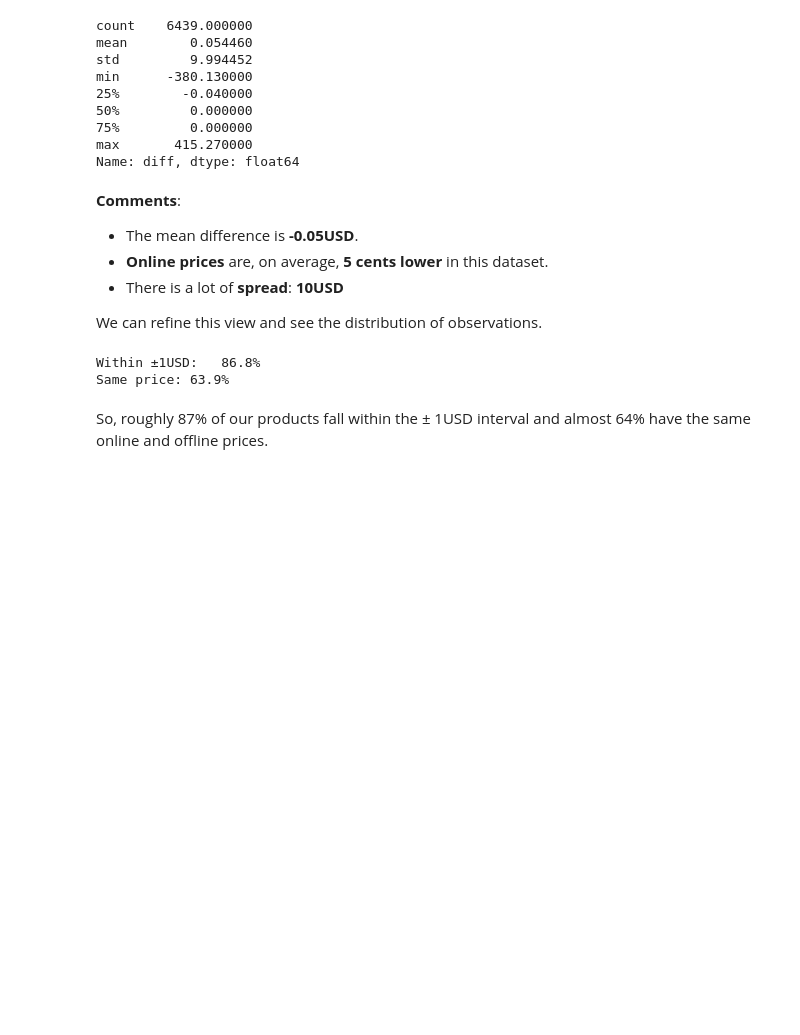
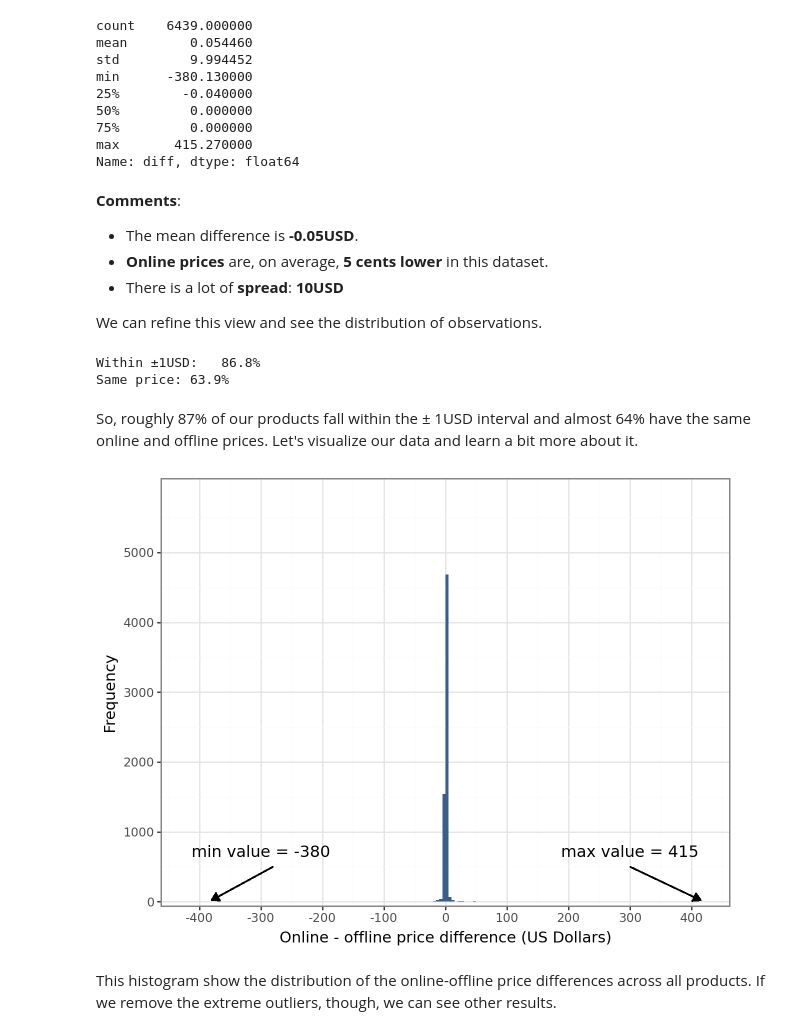
Before and after one commit to felipesebben/bk_data_analysis_studies, a Jupyter notebook: da_case_studies/ch06-online_offline_price_test/ch06-online_offline_price_test.ipynb, the cells around one changed output. Cells and saved outputs as stored; diff of their text form; code cells hidden in the pictures; blank space fills up the shorter version.

```diff
--- a/da_case_studies/ch06-online_offline_price_test/ch06-online_offline_price_test.ipynb
+++ b/da_case_studies/ch06-online_offline_price_test/ch06-online_offline_price_test.ipynb
@@ -169,4 +171,33 @@ print(f"Same price: {pct_same:.1f}%")
 Within ±1USD:   86.8%
 Same price: 63.9%
 # %% [markdown]
-So, roughly 87% of our products fall within the ± 1USD interval and almost 64% have the same online and offline prices.
+So, roughly 87% of our products fall within the ± 1USD interval and almost 64% have the same online and offline prices. Let's visualize our data and learn a bit more about it.
+# %%
+ggplot(filtered_data, aes("diff")) + geom_histogram(
+    binwidth=5,
+    boundary=0,
+    fill=color[0],
+    size=0.25,
+    alpha=0.8,
+    show_legend=False,
+    na_rm=True,
+    closed="left"
+) + labs(
+    x="Online - offline price difference (US Dollars)", y="Frequency"
+) + theme_bw() + scale_x_continuous(
+    limits=(-420, 420), breaks=seq(-400, 420, by=100)
+) + scale_y_continuous(
+    limits=(0, 6000), breaks=seq(0, 6000, by=1000), expand=(0.01, 0.01)
+) + geom_segment(
+    aes(x=300, y=500, xend=415, yend=20), arrow=arrow(type="closed", length=0.1)
+) + annotate(
+    "text", x=300, y=700, label="max value = 415", size=11.5
+) + geom_segment(
+    aes(x=-280, y=500, xend=-380, yend=20), arrow=arrow(type="closed", length=0.1)
+) + annotate(
+    "text", x=-300, y=700, label="min value = -380", size=11.5
+)
+# %% [output]
+[figure, added]
+# %% [markdown]
+This histogram show the distribution of the online-offline price differences across all products. If we remove the extreme outliers, though, we can see other results.
```
Also changed, not shown: parts of 3 cells of this notebook.
